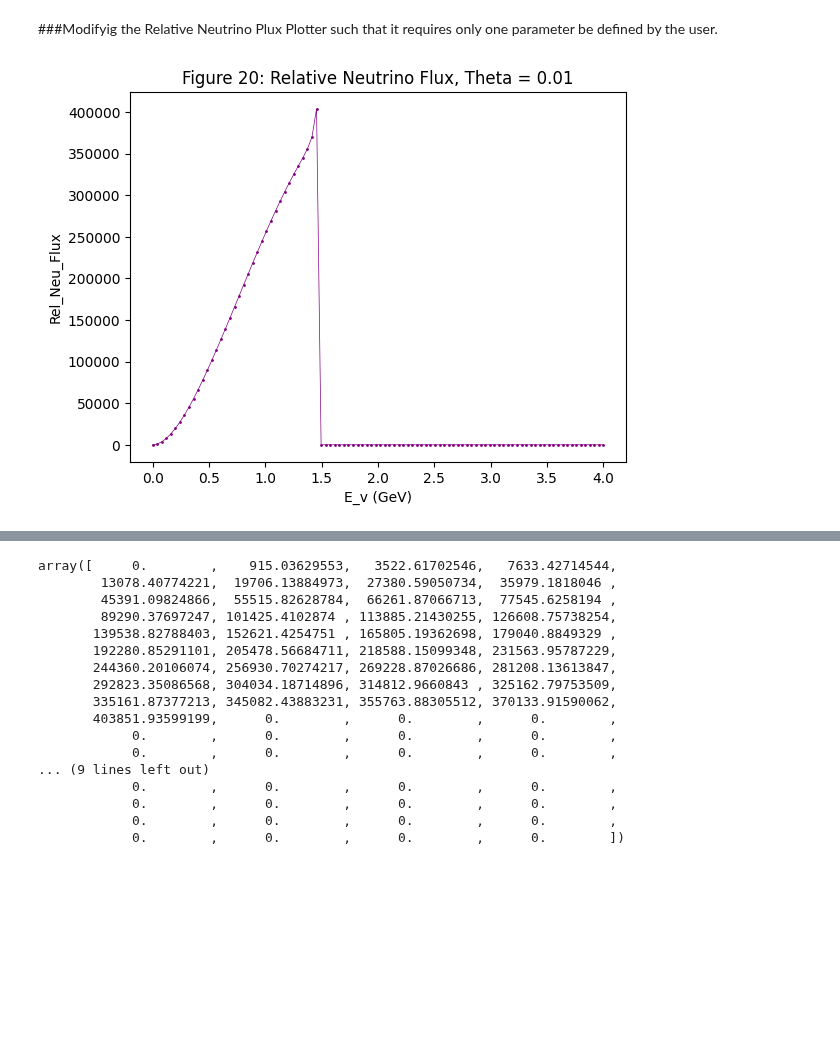
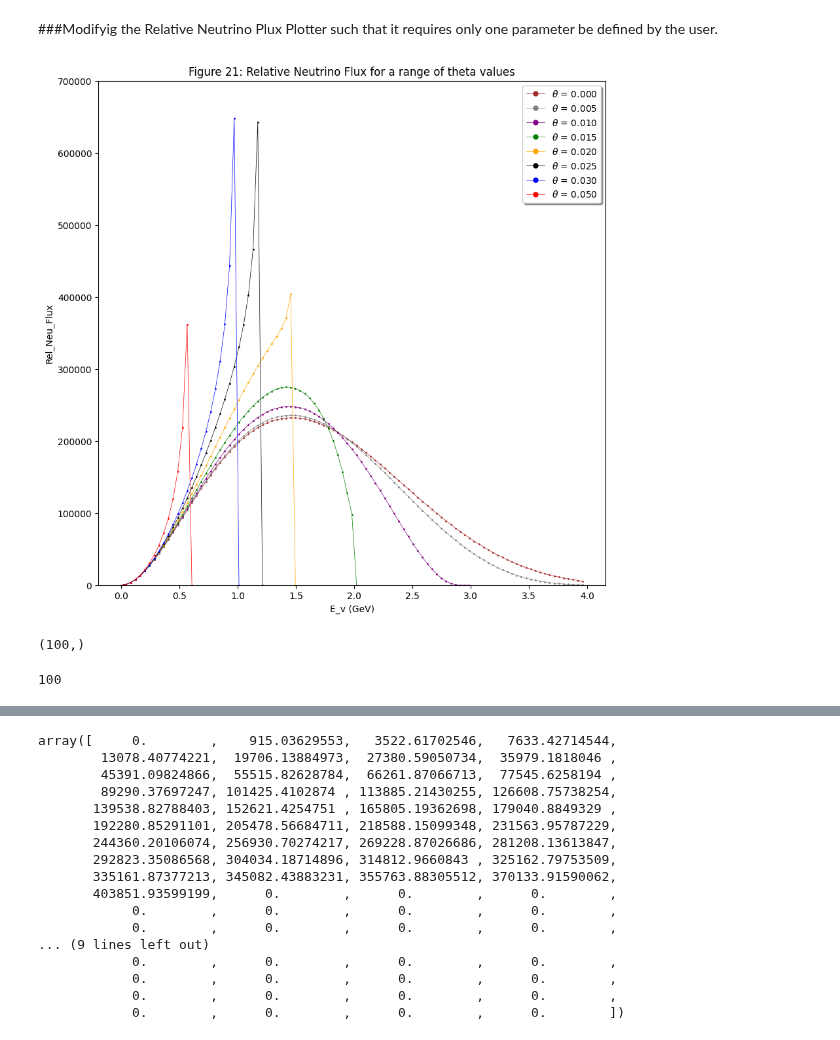
Before and after one commit to MrD0balina/Fourth-Year-Project---Neutrino-Oscillations, a Jupyter notebook: Defining_The_Plotting_Functions_Lists.ipynb, the cells around one changed output, grey strips where cells are left out. Cells and saved outputs as stored; diff of their text form; code cells hidden in the pictures; blank space fills up the shorter version.

```diff
--- a/Defining_The_Plotting_Functions_Lists.ipynb
+++ b/Defining_The_Plotting_Functions_Lists.ipynb
@@ -788,21 +809,59 @@ def Relative_Neutrino_Flux_Plotter_SECOND_TRY( theta ):
 
         Rel_Neu_Flux[np.isnan(Rel_Neu_Flux)] = 0
 
+        for i in range(1, len(Rel_Neu_Flux)):
+                neighbouring_element_difference = (Rel_Neu_Flux[i] - Rel_Neu_Flux[i-1])
+
+                if neighbouring_element_difference == 0.00:
+
+                        break
+                else:
+
+                        continue
+
+        Rel_Neu_Flux = Rel_Neu_Flux[:i]
+
+        E_v = E_v[:i]
+
         return E_v , Rel_Neu_Flux
-# %%
-theta = 0.02
-
-x_1 , y_1 = Relative_Neutrino_Flux_Plotter_SECOND_TRY( theta )
-
-plt.plot( x_1 , y_1 , "-o" , color = "purple", linewidth = 0.5 , markersize = 1  )
-
-plt.title("Figure 20: Relative Neutrino Flux, Theta = 0.01")
-plt.xlabel("E_v (GeV)")
-plt.ylabel("Rel_Neu_Flux")
-
-# plt.xlim(0, 4)
-# plt.ylim(0, 0.3e6)
-
-plt.show()
-# %% [output]
-[figure, removed]
+# %%
+
+
+x_1 , y_1 = Relative_Neutrino_Flux_Plotter_SECOND_TRY( 0.0 )
+plt.figure(figsize=(10, 10))
+plt.plot( x_1 , y_1 , "-o" , color = "brown", linewidth = 0.5 , markersize = 1, label = r'$\theta$ = 0.000' )
+
+x_1 , y_1 = Relative_Neutrino_Flux_Plotter_SECOND_TRY( 0.005 )
+plt.plot( x_1 , y_1 , "-o" , color = "gray", linewidth = 0.5 , markersize = 1, label = r'$\theta$ = 0.005' )
+
+x_1 , y_1 = Relative_Neutrino_Flux_Plotter_SECOND_TRY( 0.010 )
+plt.plot( x_1 , y_1 , "-o" , color = "purple", linewidth = 0.5 , markersize = 1, label = r'$\theta$ = 0.010' )
+
+x_1 , y_1 = Relative_Neutrino_Flux_Plotter_SECOND_TRY( 0.015 )
+plt.plot( x_1 , y_1 , "-o" , color = "green", linewidth = 0.5 , markersize = 1, label = r'$\theta$ = 0.015' )
+
+x_1 , y_1 = Relative_Neutrino_Flux_Plotter_SECOND_TRY( 0.020 )
+plt.plot( x_1 , y_1 , "-o" , color = "orange", linewidth = 0.5 , markersize = 1, label = r'$\theta$ = 0.020' )
+
+x_1 , y_1 = Relative_Neutrino_Flux_Plotter_SECOND_TRY( 0.025 )
+plt.plot( x_1 , y_1 , "-o" , color = "black", linewidth = 0.5 , markersize = 1, label = r'$\theta$ = 0.025' )
+
+x_1 , y_1 = Relative_Neutrino_Flux_Plotter_SECOND_TRY( 0.030 )
+plt.plot( x_1 , y_1 , "-o" , color = "blue", linewidth = 0.5 , markersize = 1, label = r'$\theta$ = 0.030' )
+
+x_1 , y_1 = Relative_Neutrino_Flux_Plotter_SECOND_TRY( 0.050 )
+plt.plot( x_1 , y_1 , "-o" , color = "red", linewidth = 0.5 , markersize = 1, label = r'$\theta$ = 0.050' )
+
+plt.title("Figure 21: Relative Neutrino Flux for a range of theta values")
+
+plt.legend(scatterpoints = 1 , markerscale = 5 , shadow = True , fancybox = True)
+
+plt.xlabel("E_v (GeV)")
+plt.ylabel("Rel_Neu_Flux")
+
+# plt.xlim(0, 4)
+plt.ylim(0, 7e5)
+
+plt.show()
+# %% [output]
+[figure, added]
@@ -808,0 +870,6 @@ plt.show()
+# %%
+display(np.shape(E_v))
+display(len(E_v))
+# %% [output]
+(100,)
+100
```
Also changed, not shown: parts of 7 cells of this notebook.
